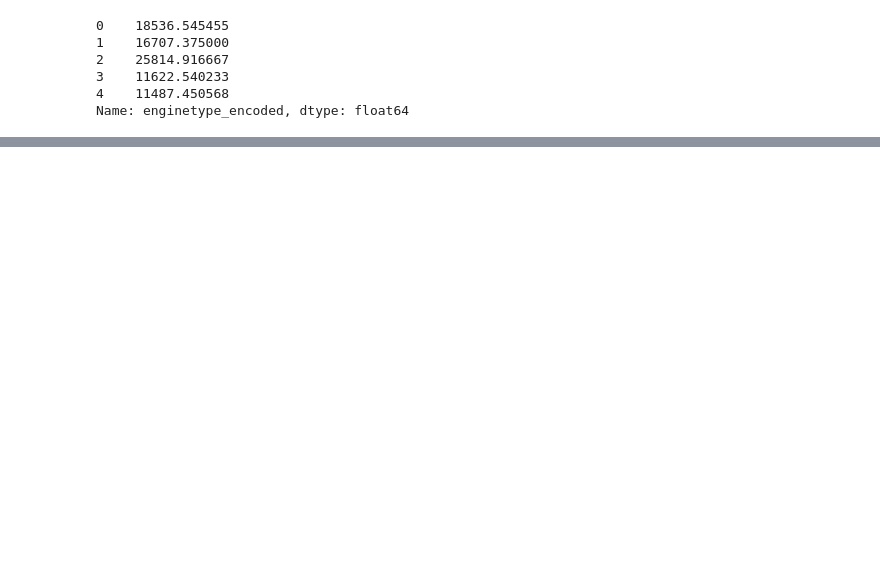
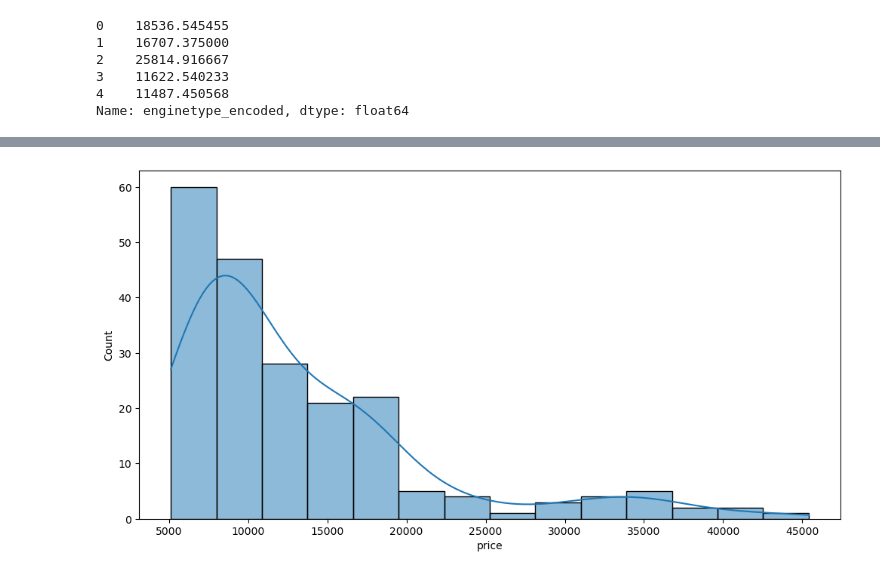
Before and after one commit to talhadmrl/Daily-Notebooks, a Jupyter notebook: 2-CarPrice.ipynb, the cells around one changed output, grey strips where cells are left out. Drawn from its saved outputs; the diff is of its cells as text; code cells hidden in the pictures; blank space fills up the shorter version.

```diff
--- a/2-CarPrice.ipynb
+++ b/2-CarPrice.ipynb
@@ -58,6 +65,8 @@ citympg             0
 highwaympg          0
 price               0
 dtype: int64
+# %%
+df.drop("car_ID",axis =1,inplace=True)
 # %%
 df.select_dtypes(include="object").columns
 # %% [output]
@@ -109,7 +108,7 @@ for train_index, val_index in kf.split(df):
     # validation fold’u encode et
     df_encoded.loc[val_index, 'enginetype_encoded'] = X_val['enginetype'].map(target_mean)
 
-median_encoded = df['enginetype_encoded'].median()
+median_encoded = df_encoded['enginetype_encoded'].median()
 df_encoded['enginetype_encoded']=df_encoded['enginetype_encoded'].fillna(median_encoded)
 # %%
 df_encoded["enginetype_encoded"].head()
@@ -136,0 +152,7 @@ KeyError: 'aspiration'
+# %%
+numeric_df = df_encoded.select_dtypes(include='number')
+plt.figure(figsize= (12,6))
+sns.histplot(df['price'], kde=True)
+plt.show()
+# %% [output]
+[figure, added]
```
Also changed, not shown: parts of 16 cells of this notebook.
